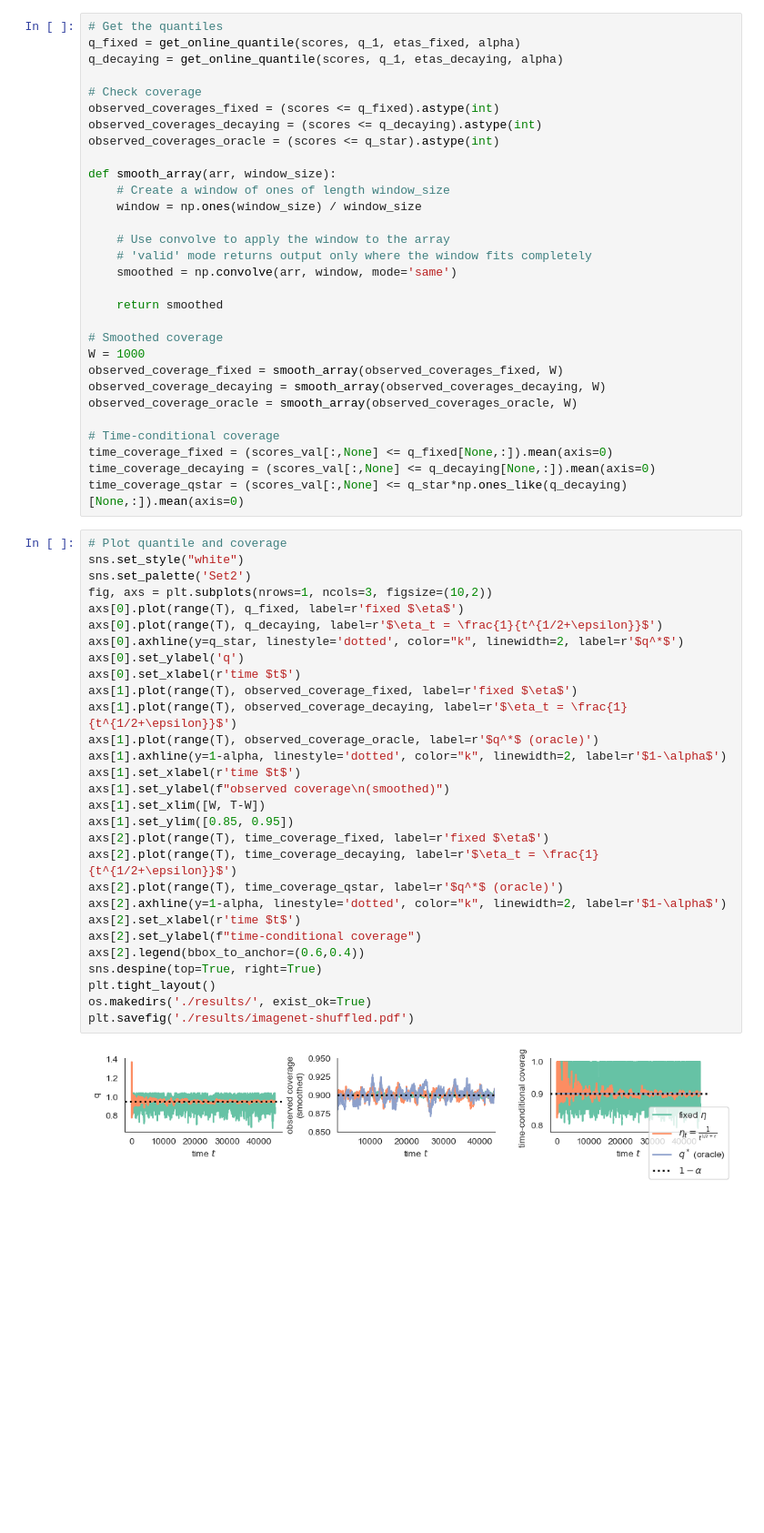
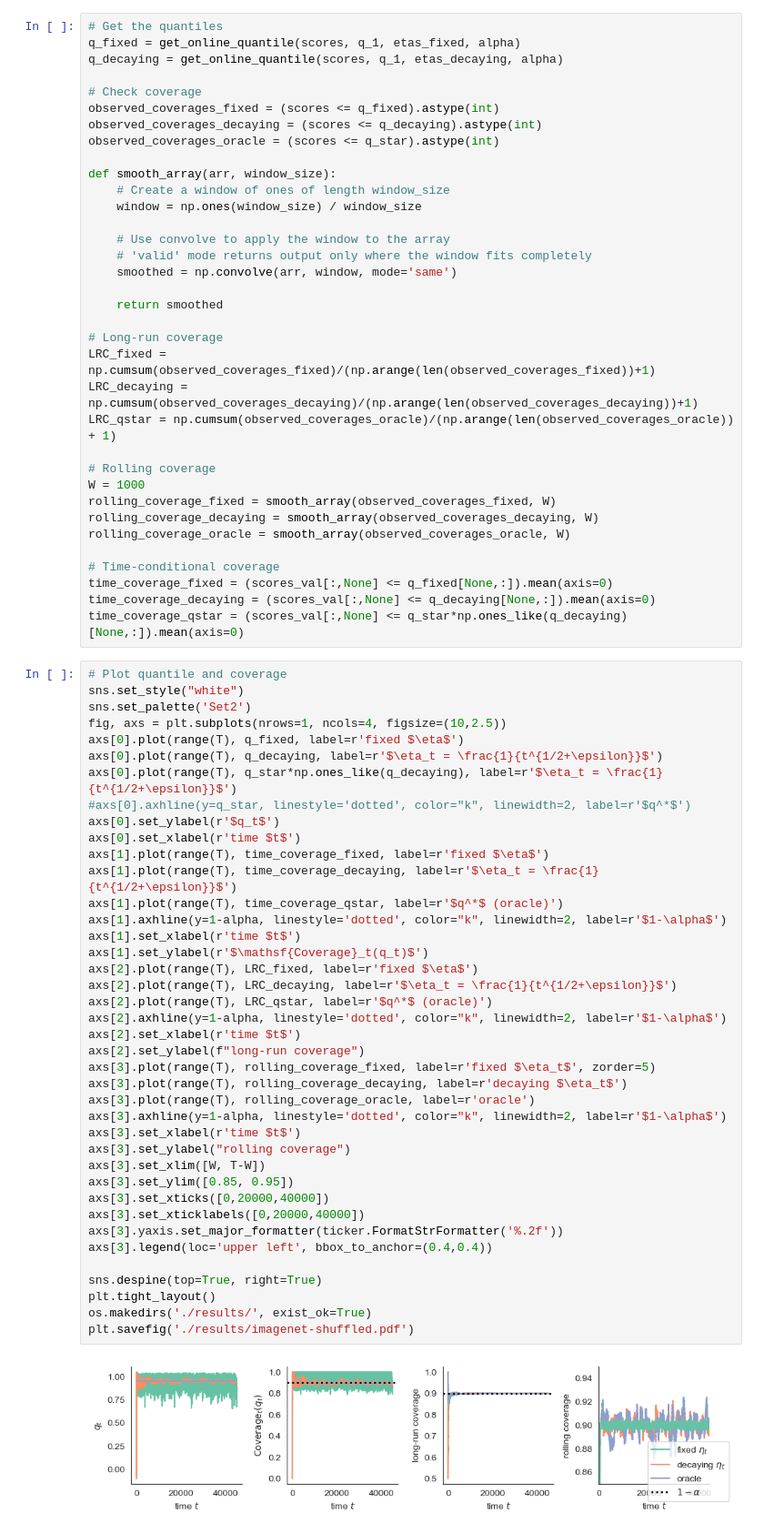
Before and after one commit to aangelopoulos/online-conformal-decaying, a Jupyter notebook: imagenet-smallest-sets.ipynb, the cells around one changed output. Shown at 91% size. Cells and saved outputs as stored; diff of their text form; blank space fills up the shorter version.

```diff
--- a/imagenet-smallest-sets.ipynb
+++ b/imagenet-smallest-sets.ipynb
@@ -71,11 +78,16 @@ def smooth_array(arr, window_size):
 
     return smoothed
 
-# Smoothed coverage
+# Long-run coverage
+LRC_fixed = np.cumsum(observed_coverages_fixed)/(np.arange(len(observed_coverages_fixed))+1)
+LRC_decaying = np.cumsum(observed_coverages_decaying)/(np.arange(len(observed_coverages_decaying))+1)
+LRC_qstar = np.cumsum(observed_coverages_oracle)/(np.arange(len(observed_coverages_oracle)) + 1)
+
+# Rolling coverage
 W = 1000
-observed_coverage_fixed = smooth_array(observed_coverages_fixed, W)
-observed_coverage_decaying = smooth_array(observed_coverages_decaying, W)
-observed_coverage_oracle = smooth_array(observed_coverages_oracle, W)
+rolling_coverage_fixed = smooth_array(observed_coverages_fixed, W)
+rolling_coverage_decaying = smooth_array(observed_coverages_decaying, W)
+rolling_coverage_oracle = smooth_array(observed_coverages_oracle, W)
 
 # Time-conditional coverage
 time_coverage_fixed = (scores_val[:,None] <= q_fixed[None,:]).mean(axis=0)
@@ -84,31 +96,42 @@ time_coverage_qstar = (scores_val[:,None] <= q_star*np.ones_like(q_decaying)[Non
 # %%
 # Plot quantile and coverage
 sns.set_style("white")
 sns.set_palette('Set2')
-fig, axs = plt.subplots(nrows=1, ncols=3, figsize=(10,2))
+fig, axs = plt.subplots(nrows=1, ncols=4, figsize=(10,2.5))
 axs[0].plot(range(T), q_fixed, label=r'fixed $\eta$')
 axs[0].plot(range(T), q_decaying, label=r'$\eta_t = \frac{1}{t^{1/2+\epsilon}}$')
-axs[0].axhline(y=q_star, linestyle='dotted', color="k", linewidth=2, label=r'$q^*$')
-axs[0].set_ylabel('q')
+axs[0].plot(range(T), q_star*np.ones_like(q_decaying), label=r'$\eta_t = \frac{1}{t^{1/2+\epsilon}}$')
+#axs[0].axhline(y=q_star, linestyle='dotted', color="k", linewidth=2, label=r'$q^*$')
+axs[0].set_ylabel(r'$q_t$')
 axs[0].set_xlabel(r'time $t$')
-axs[1].plot(range(T), observed_coverage_fixed, label=r'fixed $\eta$')
-axs[1].plot(range(T), observed_coverage_decaying, label=r'$\eta_t = \frac{1}{t^{1/2+\epsilon}}$')
-axs[1].plot(range(T), observed_coverage_oracle, label=r'$q^*$ (oracle)')
+axs[1].plot(range(T), time_coverage_fixed, label=r'fixed $\eta$')
+axs[1].plot(range(T), time_coverage_decaying, label=r'$\eta_t = \frac{1}{t^{1/2+\epsilon}}$')
+axs[1].plot(range(T), time_coverage_qstar, label=r'$q^*$ (oracle)')
 axs[1].axhline(y=1-alpha, linestyle='dotted', color="k", linewidth=2, label=r'$1-\alpha$')
 axs[1].set_xlabel(r'time $t$')
-axs[1].set_ylabel(f"observed coverage\n(smoothed)")
-axs[1].set_xlim([W, T-W])
-axs[1].set_ylim([0.85, 0.95])
-axs[2].plot(range(T), time_coverage_fixed, label=r'fixed $\eta$')
-axs[2].plot(range(T), time_coverage_decaying, label=r'$\eta_t = \frac{1}{t^{1/2+\epsilon}}$')
-axs[2].plot(range(T), time_coverage_qstar, label=r'$q^*$ (oracle)')
+axs[1].set_ylabel(r'$\mathsf{Coverage}_t(q_t)$')
+axs[2].plot(range(T), LRC_fixed, label=r'fixed $\eta$')
+axs[2].plot(range(T), LRC_decaying, label=r'$\eta_t = \frac{1}{t^{1/2+\epsilon}}$')
+axs[2].plot(range(T), LRC_qstar, label=r'$q^*$ (oracle)')
 axs[2].axhline(y=1-alpha, linestyle='dotted', color="k", linewidth=2, label=r'$1-\alpha$')
 axs[2].set_xlabel(r'time $t$')
-axs[2].set_ylabel(f"time-conditional coverage")
-axs[2].legend(bbox_to_anchor=(0.6,0.4))
+axs[2].set_ylabel(f"long-run coverage")
+axs[3].plot(range(T), rolling_coverage_fixed, label=r'fixed $\eta_t$', zorder=5)
+axs[3].plot(range(T), rolling_coverage_decaying, label=r'decaying $\eta_t$')
+axs[3].plot(range(T), rolling_coverage_oracle, label=r'oracle')
+axs[3].axhline(y=1-alpha, linestyle='dotted', color="k", linewidth=2, label=r'$1-\alpha$')
+axs[3].set_xlabel(r'time $t$')
+axs[3].set_ylabel("rolling coverage")
+axs[3].set_xlim([W, T-W])
+axs[3].set_ylim([0.85, 0.95])
+axs[3].set_xticks([0,20000,40000])
+axs[3].set_xticklabels([0,20000,40000])
+axs[3].yaxis.set_major_formatter(ticker.FormatStrFormatter('%.2f'))
+axs[3].legend(loc='upper left', bbox_to_anchor=(0.4,0.4))
+
 sns.despine(top=True, right=True)
 plt.tight_layout()
 os.makedirs('./results/', exist_ok=True)
 plt.savefig('./results/imagenet-shuffled.pdf')
 # %% [output]
-[figure, old version]
+[figure, new version]
```
Also changed, not shown: parts of 2 cells of this notebook, 4 other files.
